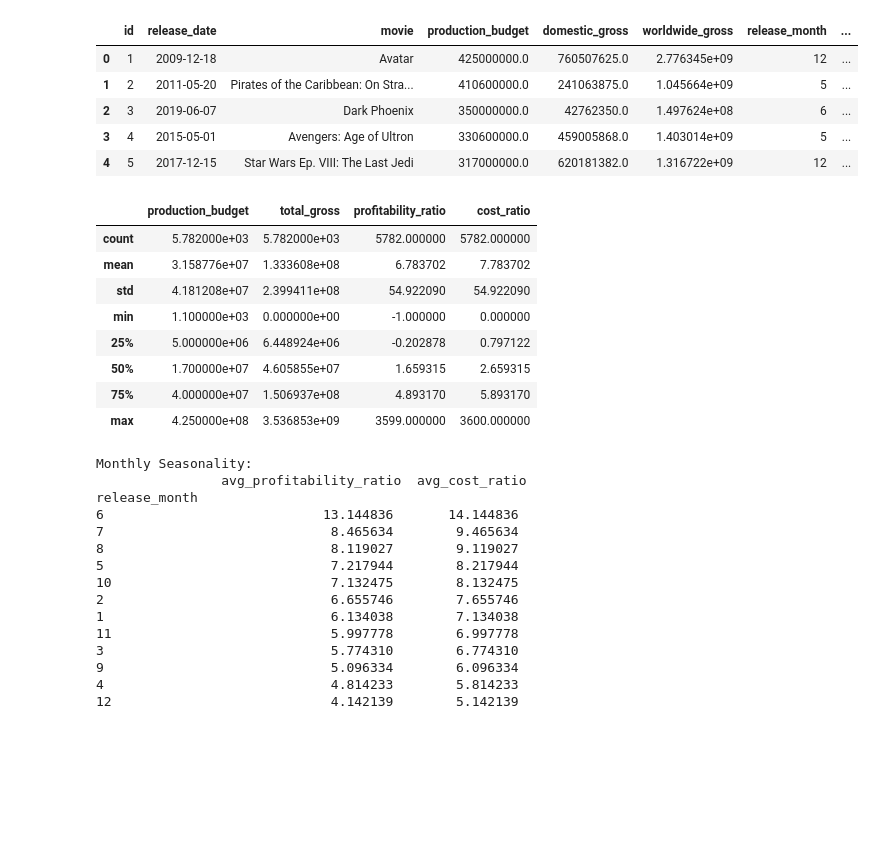
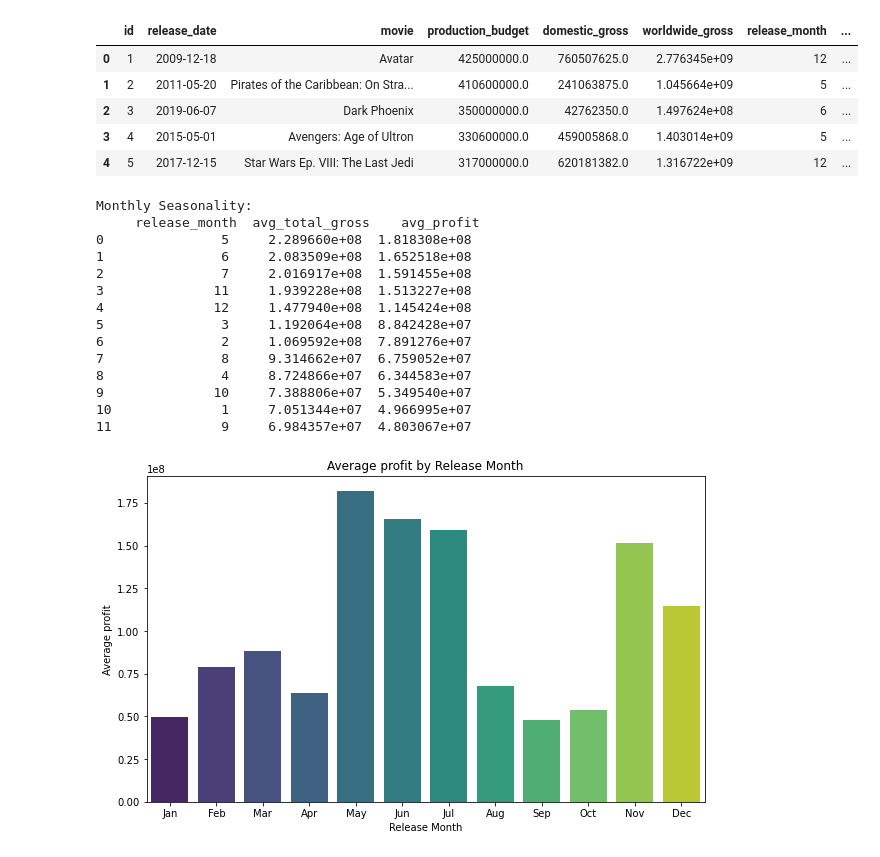
Before and after one commit to vnelima/Phase-2-Movie-project--Group-9, a Jupyter notebook: Collaborators/Ronald/Profitability_Across_ReleaseMonths.ipynb, the cells around one changed output. Cells and saved outputs as stored; diff of their text form; code cells hidden in the pictures; blank space fills up the shorter version.

```diff
--- a/Collaborators/Ronald/Profitability_Across_ReleaseMonths.ipynb
+++ b/Collaborators/Ronald/Profitability_Across_ReleaseMonths.ipynb
@@ -102,18 +103,3 @@ movie_budgets_df.head()
 | 2 | 3 | 2019-06-07 | Dark Phoenix | 350000000.0 | 42762350.0 | 1.497624e+08 | 6 | ... |
 | 3 | 4 | 2015-05-01 | Avengers: Age of Ultron | 330600000.0 | 459005868.0 | 1.403014e+09 | 5 | ... |
 | 4 | 5 | 2017-12-15 | Star Wars Ep. VIII: The Last Jedi | 317000000.0 | 620181382.0 | 1.316722e+09 | 12 | ... |
-# %%
-# Generate descriptive statistics for production_budget, domestic_gross, worldwide_gross, and profitability_ratio
-
-financial_summary = movie_budgets_df[['production_budget', 'total_gross', 'profitability_ratio', 'cost_ratio']].describe()
-financial_summary
-# %% [output]
-|  | production_budget | total_gross | profitability_ratio | cost_ratio |
-| count | 5.782000e+03 | 5.782000e+03 | 5782.000000 | 5782.000000 |
-| mean | 3.158776e+07 | 1.333608e+08 | 6.783702 | 7.783702 |
-| std | 4.181208e+07 | 2.399411e+08 | 54.922090 | 54.922090 |
-| min | 1.100000e+03 | 0.000000e+00 | -1.000000 | 0.000000 |
-| 25% | 5.000000e+06 | 6.448924e+06 | -0.202878 | 0.797122 |
-| 50% | 1.700000e+07 | 4.605855e+07 | 1.659315 | 2.659315 |
-| 75% | 4.000000e+07 | 1.506937e+08 | 4.893170 | 5.893170 |
-| max | 4.250000e+08 | 3.536853e+09 | 3599.000000 | 3600.000000 |
@@ -123,26 +106,40 @@ most_profit[['movie', 'release_month', 'production_budget', 'total_gross', 'prof
 # %%
-# Calculate average domestic and worldwide gross, and profitability by month
+# Calculate average profit and total_gross profitability by month
 monthly_seasonality = movie_budgets_df.groupby('release_month').agg(
-    #avg_total_gross=('total_gross', 'mean'),
-    avg_profitability_ratio=('profitability_ratio', 'mean'),
-    avg_cost_ratio = ('cost_ratio', 'mean')
-).sort_values(by='avg_profitability_ratio', ascending=False)
+    avg_total_gross=('total_gross', 'mean'),
+    avg_profit=('profit', 'mean')
+).sort_values(by='avg_profit', ascending=False).reset_index()
 
 print("Monthly Seasonality:\n", monthly_seasonality)
 # %% [output]
 Monthly Seasonality:
-                avg_profitability_ratio  avg_cost_ratio
-release_month
-6                            13.144836       14.144836
-7                             8.465634        9.465634
-8                             8.119027        9.119027
-5                             7.217944        8.217944
-10                            7.132475        8.132475
-2                             6.655746        7.655746
-1                             6.134038        7.134038
-11                            5.997778        6.997778
-3                             5.774310        6.774310
-9                             5.096334        6.096334
-4                             4.814233        5.814233
-12                            4.142139        5.142139
+     release_month  avg_total_gross    avg_profit
+0               5     2.289660e+08  1.818308e+08
+1               6     2.083509e+08  1.652518e+08
+2               7     2.016917e+08  1.591455e+08
+3              11     1.939228e+08  1.513227e+08
+4              12     1.477940e+08  1.145424e+08
+5               3     1.192064e+08  8.842428e+07
+6               2     1.069592e+08  7.891276e+07
+7               8     9.314662e+07  6.759052e+07
+8               4     8.724866e+07  6.344583e+07
+9              10     7.388806e+07  5.349540e+07
+10              1     7.051344e+07  4.966995e+07
+11              9     6.984357e+07  4.803067e+07
+# %%
+# Plotting profit across months
+plt.figure(figsize=(10, 6))
+sns.barplot(x=monthly_seasonality['release_month'], y=monthly_seasonality['avg_profit'], palette='viridis')
+
+# Labeling the plot
+plt.title("Average profit by Release Month")
+plt.xlabel("Release Month")
+plt.ylabel("Average profit")
+plt.xticks(ticks=range(12), labels=[
+    'Jan', 'Feb', 'Mar', 'Apr', 'May', 'Jun', 'Jul', 'Aug', 'Sep', 'Oct', 'Nov', 'Dec'
+])
+
+plt.show()
+# %% [output]
+[figure, added]
 # %%
```
Also changed, not shown: parts of 13 cells of this notebook.
